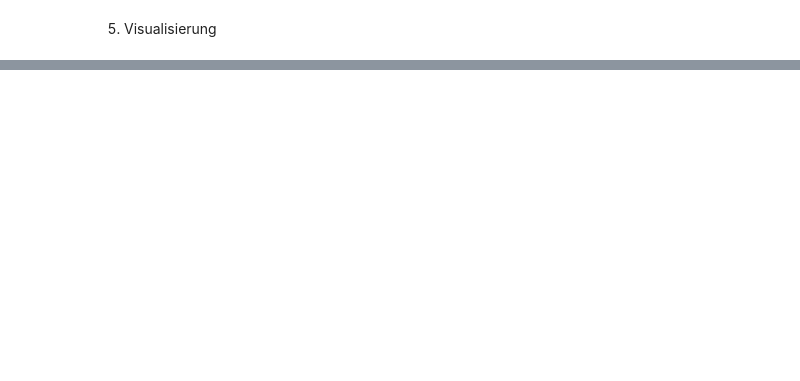
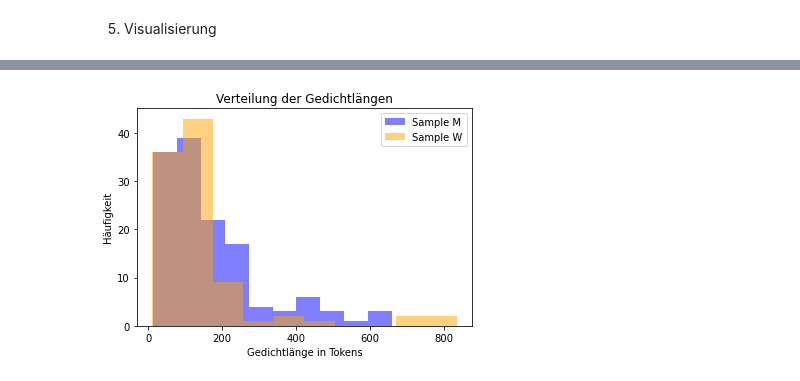
Before and after one commit to niceshice/Forschungsmethoden_LL_Gedichte, a Jupyter notebook: teststatistic_len_in_tokens.ipynb, the cells around one changed output, grey strips where cells are left out. Cells and saved outputs as stored; diff of their text form; code cells hidden in the pictures; blank space fills up the shorter version.

```diff
--- a/teststatistic_len_in_tokens.ipynb
+++ b/teststatistic_len_in_tokens.ipynb
@@ -258,0 +274,20 @@ plt.show()
+# %%
+# Erstelle eine Figure und Axes-Objekte
+fig, ax = plt.subplots()
+
+# Plotten der Histogramme für beide Subsamples
+ax.hist(poem_lengths_m, bins=10, alpha=0.5, label='Sample M', color='blue')
+ax.hist(poem_lengths_w, bins=10, alpha=0.5, label='Sample W', color='orange')
+
+# Hinzufügen von Labels und Titeln
+ax.set_xlabel('Gedichtlänge in Tokens')
+ax.set_ylabel('Häufigkeit')
+ax.set_title('Verteilung der Gedichtlängen')
+
+# Legende anzeigen
+ax.legend()
+
+# Anzeigen der Grafik
+plt.show()
+# %% [output]
+[figure, added]
```
Also changed, not shown: parts of 14 cells of this notebook, 1 other file.
